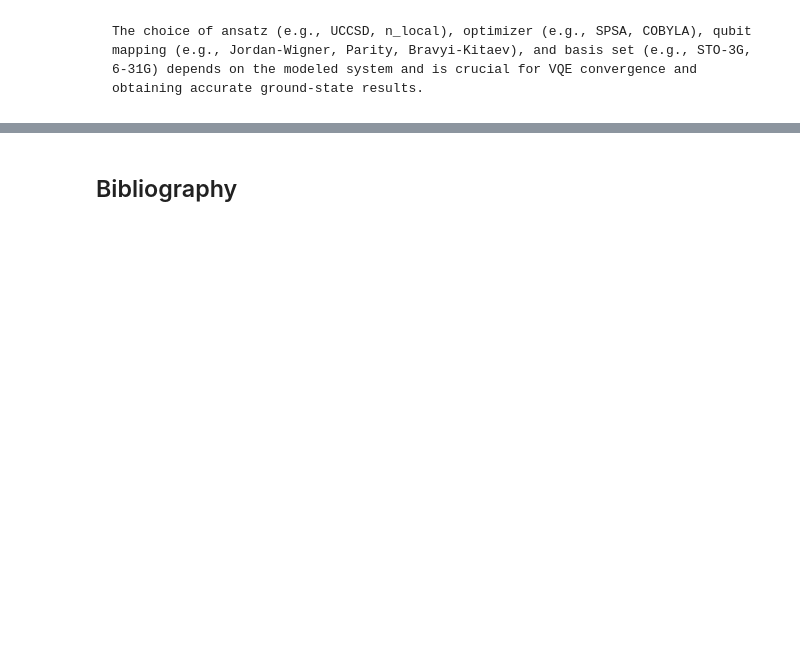
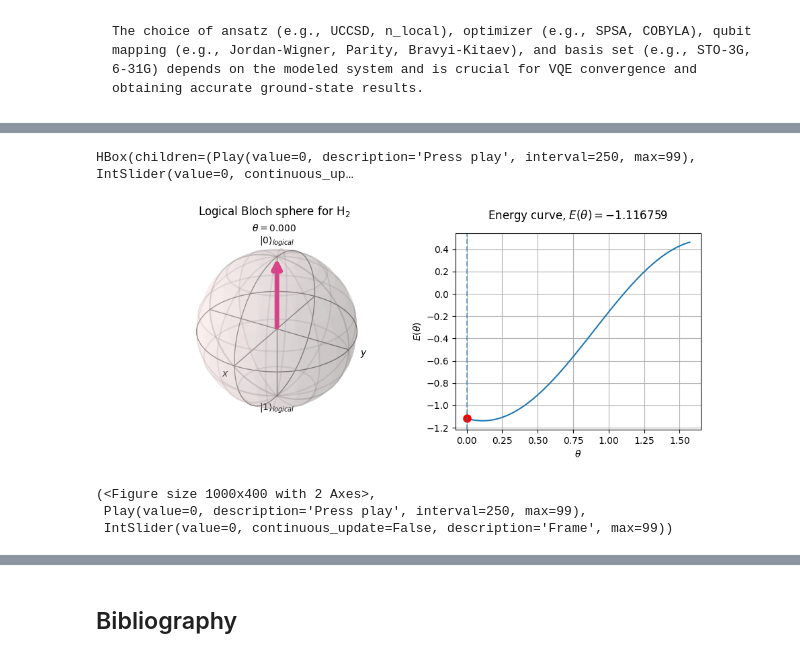
Before and after one commit to QTechEdu/QTech_notebooks, a Jupyter notebook: Quantum-computing.ipynb, the cells around one changed output, grey strips where cells are left out. Saved outputs shown, nothing was run; the diff lists cells and outputs as text; code cells hidden in the pictures; blank space fills up the shorter version.

```diff
--- a/Quantum-computing.ipynb
+++ b/Quantum-computing.ipynb
@@ -1134,0 +1974,27 @@ Qiskit provides various types of ansatz and choice of ansatz depends on the phys
+# %%
+# Interactive Bloch sphere + energy curve visualization for a 1-qubit state.
+%matplotlib widget
+import importlib
+
+import bloch.show_bloch_VQE
+importlib.reload(bloch.show_bloch_VQE)
+
+from bloch.show_bloch_VQE import show_bloch_energy, bloch_vector_h2_logical
+
+theta_vals = np.linspace(0, np.pi/2, 100)
+energy_vals = np.array([energy(t) for t in theta_vals])
+
+show_bloch_energy(
+    energy_vals,
+    theta_vals,
+    bloch_func=bloch_vector_h2_logical,
+    figure_description="Logical Bloch sphere for H$_2$",
+    slider_description="Frame",
+    z_labels=(r"$|0\rangle_{logical}$", r"$|1\rangle_{logical}$")
+)
+# %% [output]
+HBox(children=(Play(value=0, description='Press play', interval=250, max=99), IntSlider(value=0, continuous_up…
+[figure, added]
+(<Figure size 1000x400 with 2 Axes>,
+ Play(value=0, description='Press play', interval=250, max=99),
+ IntSlider(value=0, continuous_update=False, description='Frame', max=99))
```
Also changed, not shown: parts of 55 cells of this notebook, 1 other file.
